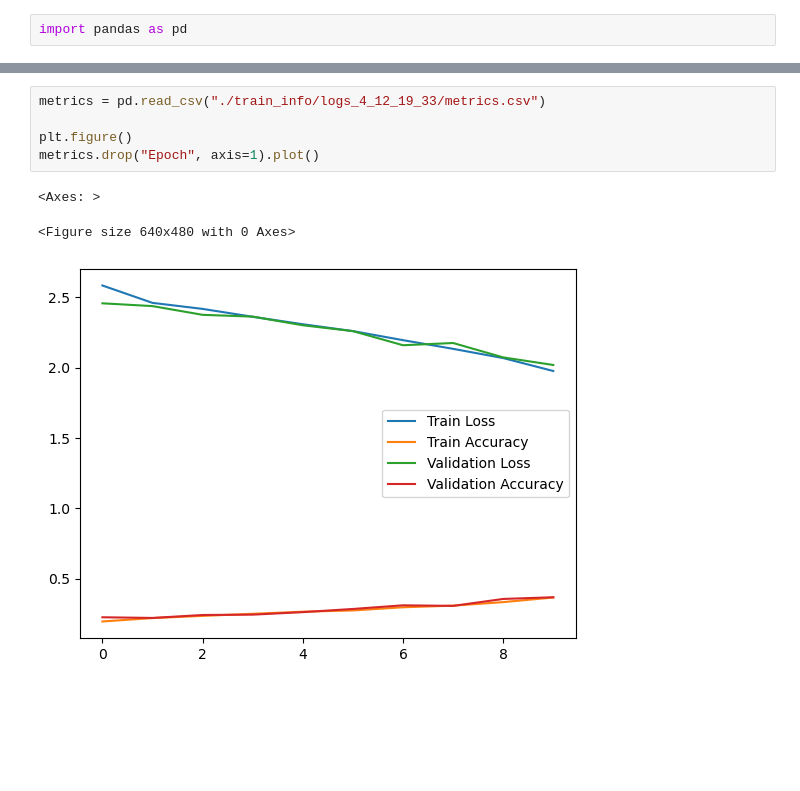
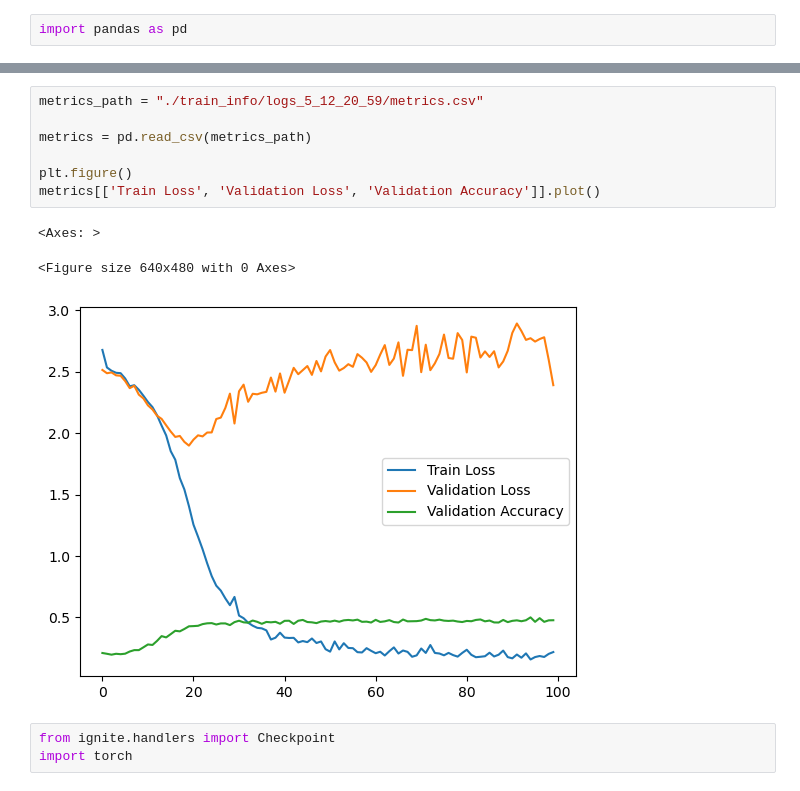
Before and after one commit to bottic/CV_project_yandex, a Jupyter notebook: VladSpace/project.ipynb, the cells around one changed output, grey strips where cells are left out. Drawn from its saved outputs; the diff is of its cells as text; blank space fills up the shorter version.

Commit message:
100 epoch model
- changed architecture
- best model on 95 epoch
- all models saved from this traning on Vlads PC

```diff
--- a/VladSpace/project.ipynb
+++ b/VladSpace/project.ipynb
@@ -420,9 +425,14 @@ metrics.drop("Epoch", axis=1).plot()
-# %%
-metrics = pd.read_csv("./train_info/logs_4_12_19_33/metrics.csv")
-
-plt.figure()
-metrics.drop("Epoch", axis=1).plot()
-# %% [output]
-<Axes: >
-<Figure size 640x480 with 0 Axes>
-[figure, removed]
+# %%
+metrics_path = "./train_info/logs_5_12_20_59/metrics.csv"
+
+metrics = pd.read_csv(metrics_path)
+
+plt.figure()
+metrics[['Train Loss', 'Validation Loss', 'Validation Accuracy']].plot()
+# %% [output]
+<Axes: >
+<Figure size 640x480 with 0 Axes>
+[figure, added]
+# %%
+from ignite.handlers import Checkpoint
+import torch
```
Also changed, not shown: parts of 9 cells of this notebook, 3 other files.
